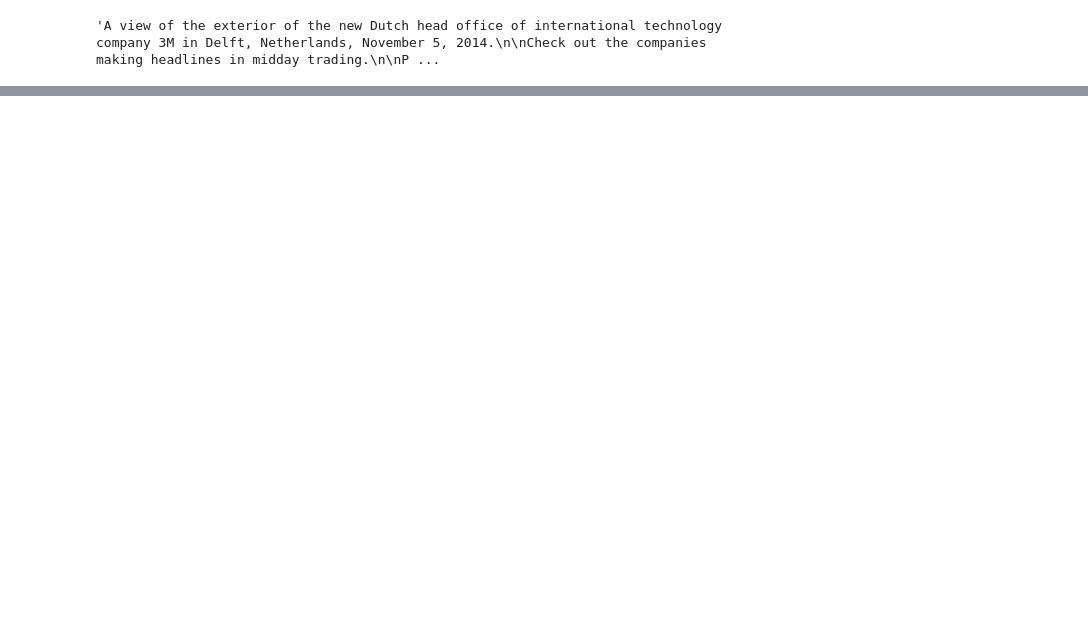
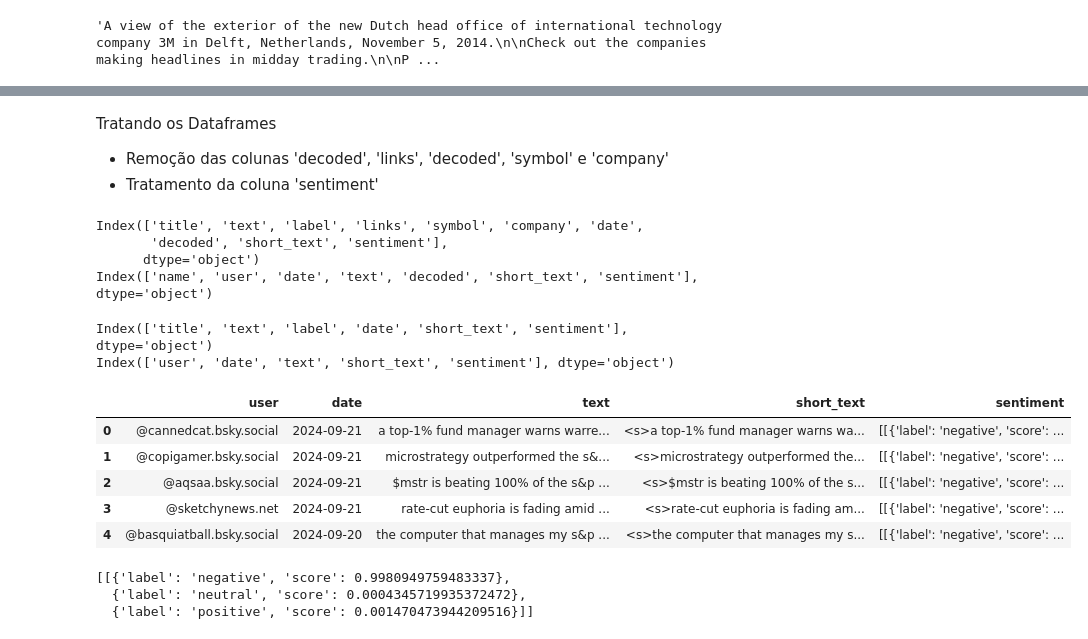
Before and after one commit to erlonL/series-temporais, a Jupyter notebook: projeto2/ST_Projeto2_.ipynb, the cells around one changed output, grey strips where cells are left out. Saved outputs shown, nothing was run; the diff lists cells and outputs as text; code cells hidden in the pictures; blank space fills up the shorter version.

```diff
--- a/projeto2/ST_Projeto2_.ipynb
+++ b/projeto2/ST_Projeto2_.ipynb
@@ -87,7 +87,9 @@ sp500 = data.loc[data.index.intersection(dias_uteis)]
 
 print(sp500.head())
 
-sp500.to_csv("data/csv/sp500.csv")
+save = False
+if save:
+    sp500.to_csv("data/csv/sp500.csv")
 # %% [output]
                    Open         High          Low        Close      Volume  \
 2020-01-02  3244.669922  3258.139893  3235.530029  3257.850098  3459930000
@@ -233,6 +177,34 @@ news.head()
 | 2 | Stocks making the biggest moves m... | A woman walks near a Bed Bath & B... | 0 | https://www.cnbc.com/2023/01/24/s... | MMM | 3M | 2023-01-24 |
 | 3 | 3M to cut 2,500 jobs as demand we... | An employee unboxes N95 masks as ... | 0 | https://www.cnbc.com/2023/01/24/3... | MMM | 3M | 2023-01-24 |
 | 4 | 3M combat earplug lawsuits to pro... | 3M must face more than 230,000 la... | -2 | https://www.cnbc.com/2022/08/26/3... | MMM | 3M | 2022-08-26 |
+# %%
+tqdm.pandas()
+
+# check if data/pkl/df_socials_sentiment.pkl exists
+try:
+    with open('data/pkl/df_socials_sentiment.pkl', 'rb') as f:
+        bsky = pickle.load(f)
+except:
+    tokens = []
+    for index, row in bsky.iterrows():
+        tokens.append(tokenizer(row['text'], truncation=True, max_length=500, return_tensors='tf'))
+
+    decoded = []
+    for token in tokens:
+        decoded.append(tokenizer.decode(token['input_ids'][0]))
+
+    bsky['decoded'] = decoded
+    bsky['decoded'] = bsky['decoded'].apply(remove_stopwords)
+
+    bsky.loc[:, 'short_text'] = bsky['decoded']
+    bsky.loc[:, 'sentiment'] = bsky['short_text'].progress_apply(lambda x: new_model(x))
+
+    bsky.head()
+
+    save = True
+    if save:
+        with open('data/pkl/df_socials_sentiment.pkl', 'wb') as f:
+                pickle.dump(bsky, f)
 # %%
 tqdm.pandas()
 
@@ -263,0 +237,36 @@ with open('data/pkl/df_news_sentiment.pkl', 'wb') as f:
+# %% [markdown]
+Tratando os Dataframes
+- Remoção das colunas 'decoded', 'links', 'decoded', 'symbol' e 'company'
+- Tratamento da coluna 'sentiment'
+# %%
+print(news.columns)
+print(bsky.columns)
+# %% [output]
+Index(['title', 'text', 'label', 'links', 'symbol', 'company', 'date',
+       'decoded', 'short_text', 'sentiment'],
+      dtype='object')
+Index(['name', 'user', 'date', 'text', 'decoded', 'short_text', 'sentiment'], dtype='object')
+# %%
+news = news.drop(columns=['decoded', 'links', 'symbol', 'company'])
+bsky = bsky.drop(columns=['decoded', 'name'])
+
+print(news.columns)
+print(bsky.columns)
+# %% [output]
+Index(['title', 'text', 'label', 'date', 'short_text', 'sentiment'], dtype='object')
+Index(['user', 'date', 'text', 'short_text', 'sentiment'], dtype='object')
+# %%
+bsky.head()
+# %% [output]
+|  | user | date | text | short_text | sentiment |
+| 0 | @cannedcat.bsky.social | 2024-09-21 | a top-1% fund manager warns warre... | <s>a top-1% fund manager warns wa... | [[{'label': 'negative', 'score': ... |
+| 1 | @copigamer.bsky.social | 2024-09-21 | microstrategy outperformed the s&... | <s>microstrategy outperformed the... | [[{'label': 'negative', 'score': ... |
+| 2 | @aqsaa.bsky.social | 2024-09-21 | $mstr is beating 100% of the s&p ... | <s>$mstr is beating 100% of the s... | [[{'label': 'negative', 'score': ... |
+| 3 | @sketchynews.net | 2024-09-21 | rate-cut euphoria is fading amid ... | <s>rate-cut euphoria is fading am... | [[{'label': 'negative', 'score': ... |
+| 4 | @basquiatball.bsky.social | 2024-09-20 | the computer that manages my s&p ... | <s>the computer that manages my s... | [[{'label': 'negative', 'score': ... |
+# %%
+bsky['sentiment'].iloc[0]
+# %% [output]
+[[{'label': 'negative', 'score': 0.9980949759483337},
+  {'label': 'neutral', 'score': 0.0004345719935372472},
+  {'label': 'positive', 'score': 0.001470473944209516}]]
```
Also changed, not shown: parts of 10 cells of this notebook, 1 other file.
